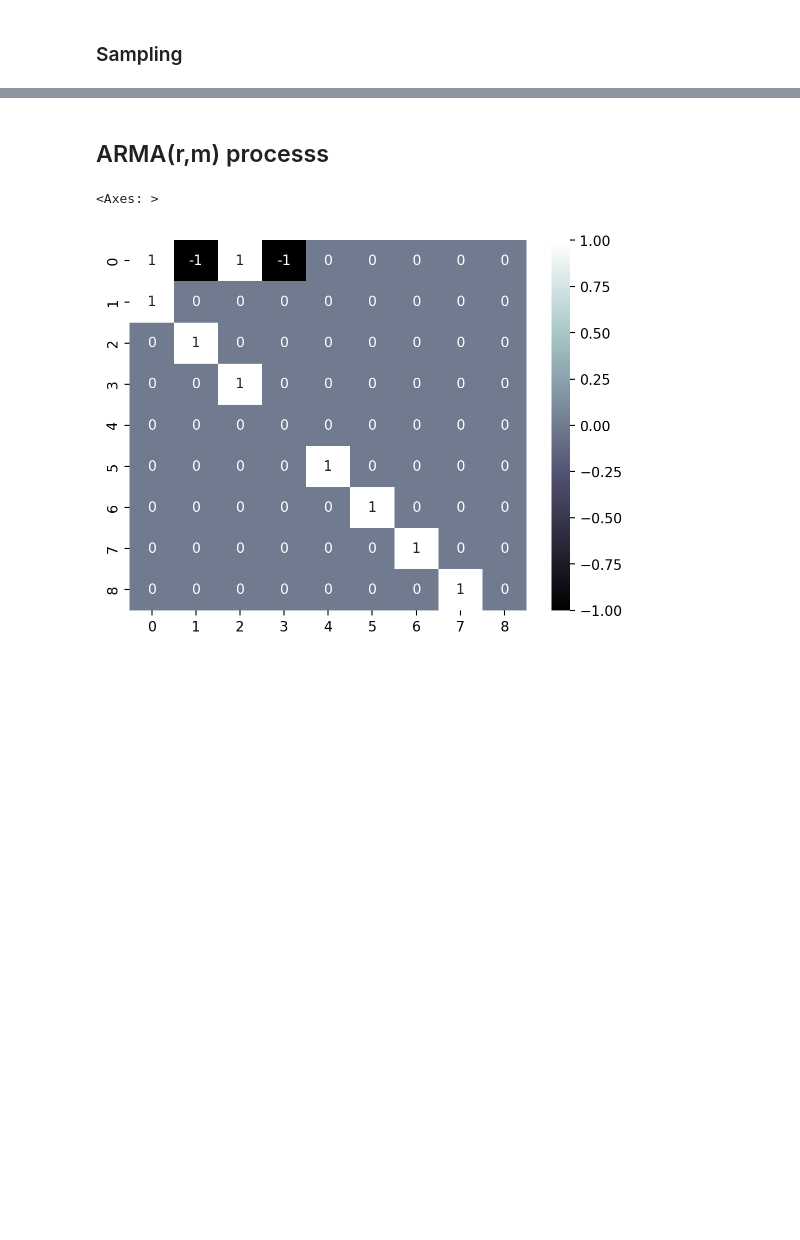
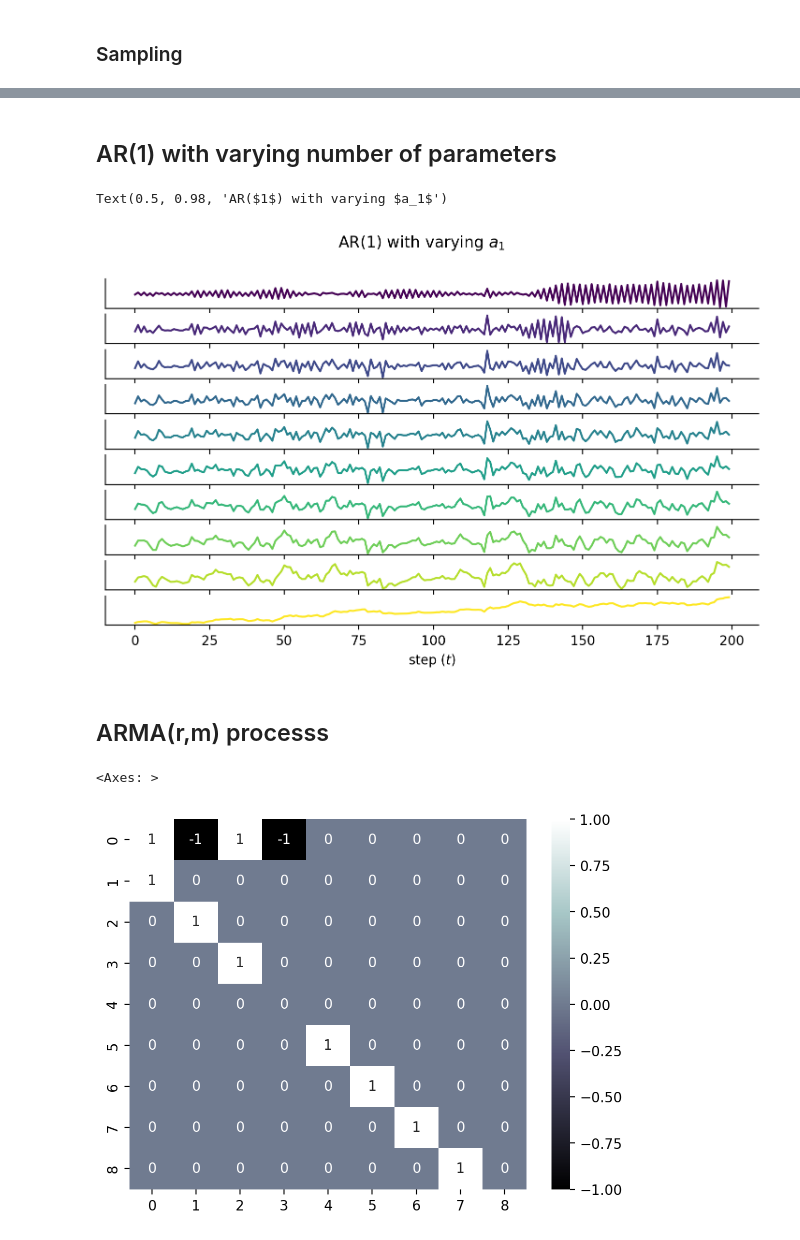
Before and after one commit to gerdm/filtering-notes, a Jupyter notebook: 02-state-space-models/arma-ssm.ipynb, the cells around one changed output, grey strips where cells are left out. Drawn from its saved outputs; the diff is of its cells as text; code cells hidden in the pictures; blank space fills up the shorter version.

```diff
--- a/02-state-space-models/arma-ssm.ipynb
+++ b/02-state-space-models/arma-ssm.ipynb
@@ -227,3 +217,23 @@ plt.grid(alpha=0.3)
+# %% [markdown]
+## AR(1) with varying number of parameters
+# %%
+n_values = 10
+H_ar_values = jnp.linspace(-1, 1, n_values)
+fig, axs = plt.subplots(n_values, 1, sharex=True, figsize=(9, 4.8))
+
+colors = plt.cm.viridis(jnp.linspace(0, 1, n_values))
+for ax, c, a in zip(axs, colors, H_ar_values):
+    H_ar = jnp.array([a])
+    F_ar, T_r = build_ar_components(H_ar)
+    hist = run_ssm(key, F_ar, H_ar, T_r, R, n_steps)
+
+    ax.set_yticks([])
+    ax.plot(hist["y"], c=c)
+ax.set_xlabel("step $(t)$")
+plt.suptitle("AR($1$) with varying $a_1$")
+# %% [output]
+Text(0.5, 0.98, 'AR($1$) with varying $a_1$')
+[figure, added]
 # %% [markdown]
 ## ARMA(r,m) processs
 # %%
```
Also changed, not shown: parts of 12 cells of this notebook.
